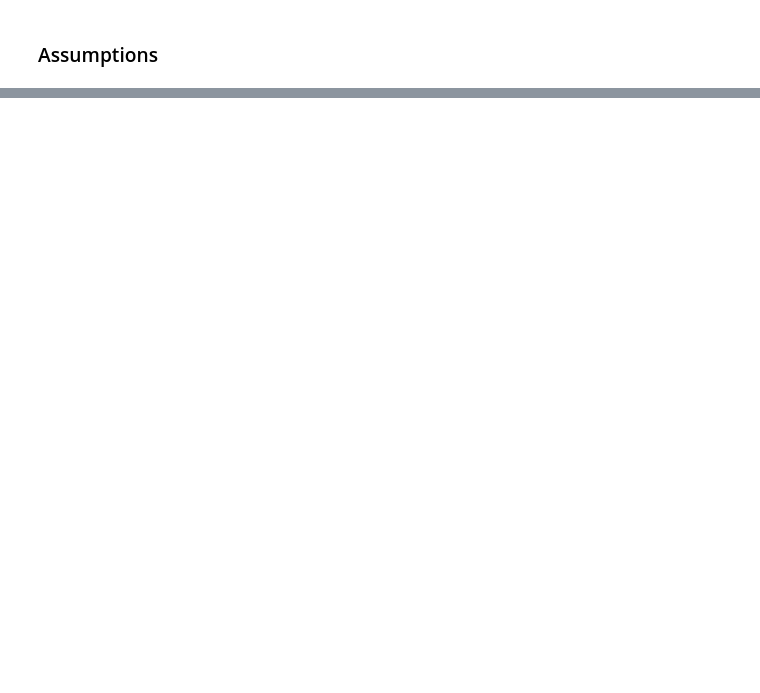
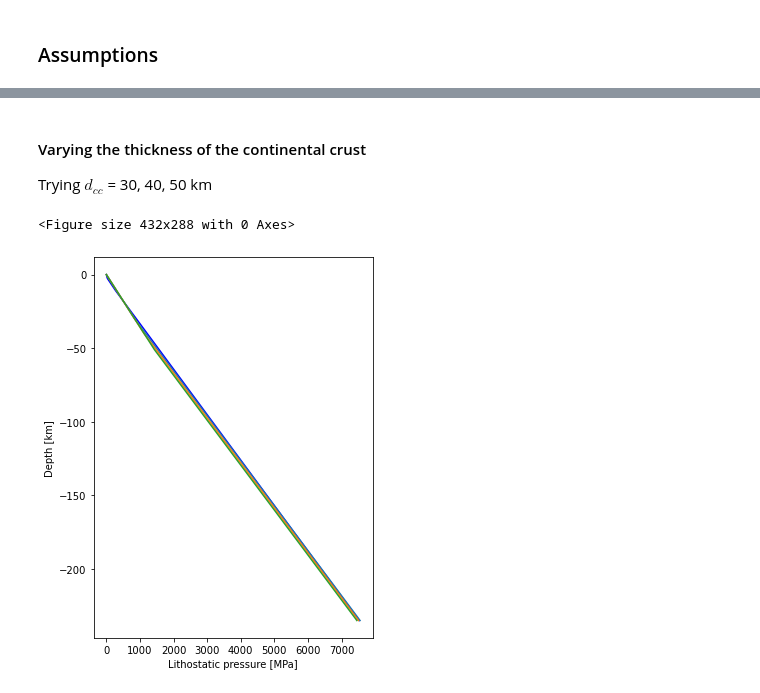
Before and after one commit to vvmai/lab_kore, a Jupyter notebook: isostasy_calculation.ipynb, the cells around one changed output, grey strips where cells are left out. Cells and saved outputs as stored; diff of their text form; code cells hidden in the pictures; blank space fills up the shorter version.

```diff
--- a/isostasy_calculation.ipynb
+++ b/isostasy_calculation.ipynb
@@ -284,0 +182,18 @@ plt.show()
+# %% [markdown]
+#### Varying the thickness of the continental crust
+
+Trying $d_{cc}$ = 30, 40, 50 km
+# %%
+cc_range = list(range(30000,60000,10000))
+plt.figure(3)
+plt.figure(figsize=(5,7))
+plt.plot(P_B,[-i/1000 for i in z],'b-')
+for i in cc_range:
+        P = calc_pressure_continent(z, w_A, i)
+        plt.plot(P,[-j/1000 for j in z])
+plt.xlabel('Lithostatic pressure [MPa]')
+plt.ylabel('Depth [km]')
+plt.show()
+# %% [output]
+<Figure size 432x288 with 0 Axes>
+[figure, added]
```
Also changed, not shown: parts of 62 cells of this notebook.
